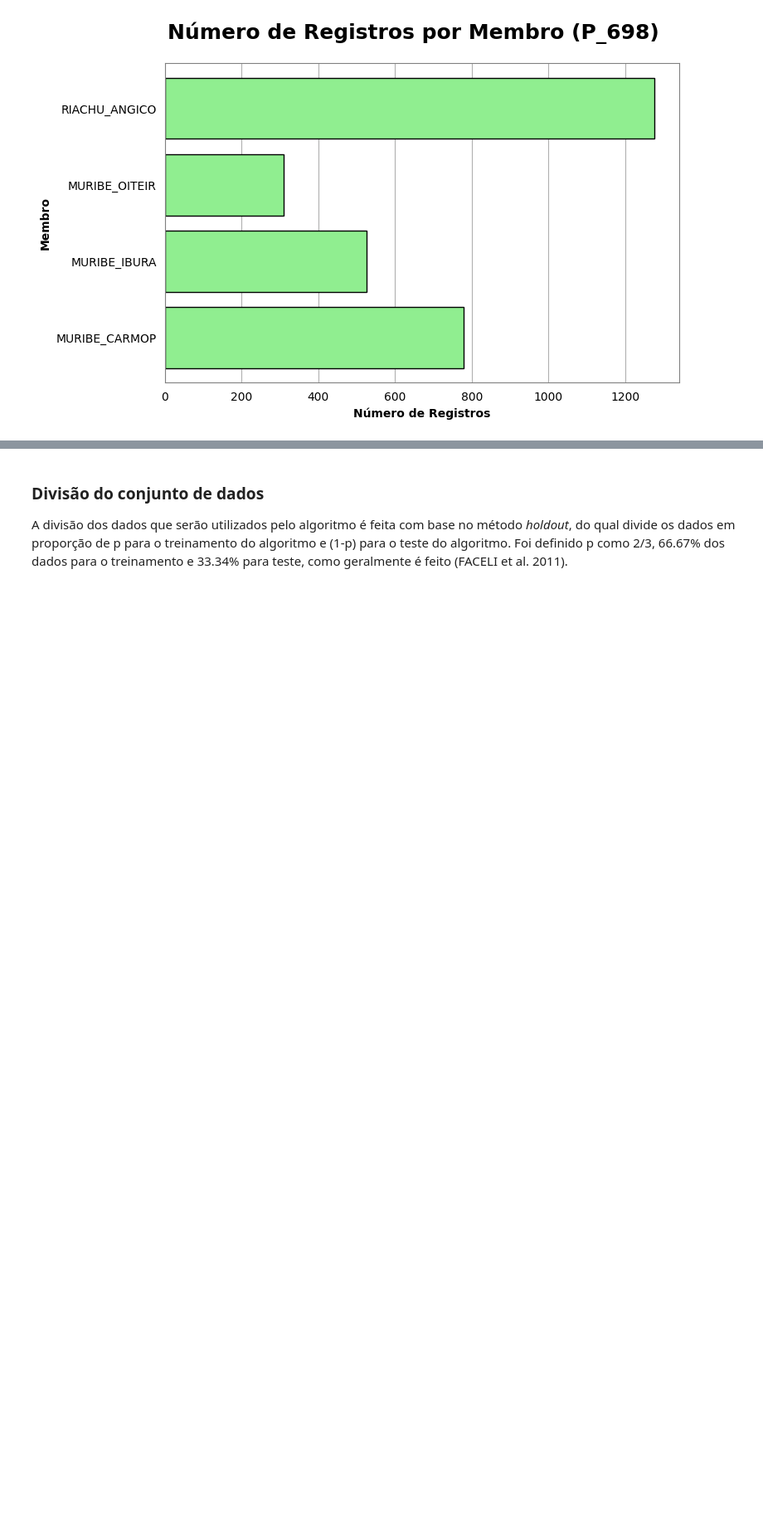
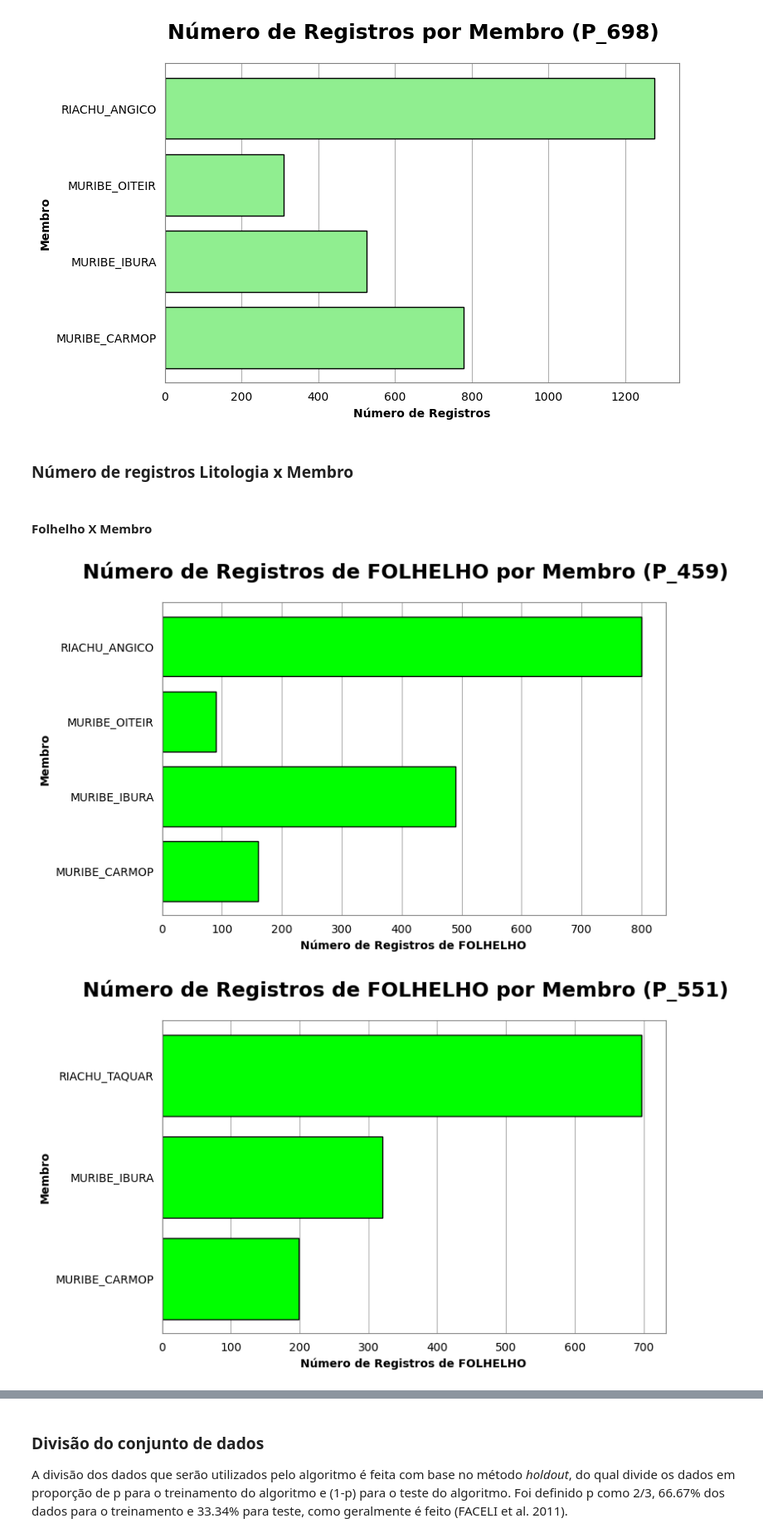
Before and after one commit to rafaseto/lithofacies-classification-from-conventional-well-logs, a Jupyter notebook: treinamento_modelo.ipynb, the cells around one changed output, grey strips where cells are left out. Shown at 83% size. Drawn from its saved outputs; the diff is of its cells as text; code cells hidden in the pictures; blank space fills up the shorter version.

Commit message:
add plots folhelho x membro

```diff
--- a/treinamento_modelo.ipynb
+++ b/treinamento_modelo.ipynb
@@ -150,3 +150,31 @@ for key in dados.keys():
 [figure]
 [figure]
 [figure]
+# %% [markdown]
+### Número de registros Litologia x Membro
+# %%
+# Função para contar todas as combinações existentes da hierarquia Formação_Membro com uma litologia específica
+def count_combinations_litologia(df, litologia):
+    filtered_df = df[df['Litologia'] == litologia]
+    combinations = filtered_df.groupby(["UnidadeF", "UnidadeM"]).size()
+    combinations_dict = {f"{a}_{b}": count for (a, b), count in combinations.items()}
+    return combinations_dict
+# %%
+def criar_grafico_registros_litologia_membro(poco, litologia, cor):
+    countsFM = count_combinations_litologia(dados[poco], litologia)
+
+    formacoes = list(countsFM.keys())
+    registros = list(countsFM.values())
+
+    titulo = f"Número de Registros de {litologia} por Membro ({poco})"
+    rotulo_X = f"Número de Registros de {litologia}"
+
+    criar_grafico_barra_horizontal(registros, formacoes, titulo, "", rotulo_X, "Membro", cor)
+# %% [markdown]
+#### Folhelho X Membro
+# %%
+for key in dados.keys():
+    criar_grafico_registros_litologia_membro(key, "FOLHELHO", "lime")
+# %% [output]
+[figure, added]
+[figure, added]
```
Also changed, not shown: parts of 1 cell of this notebook.
